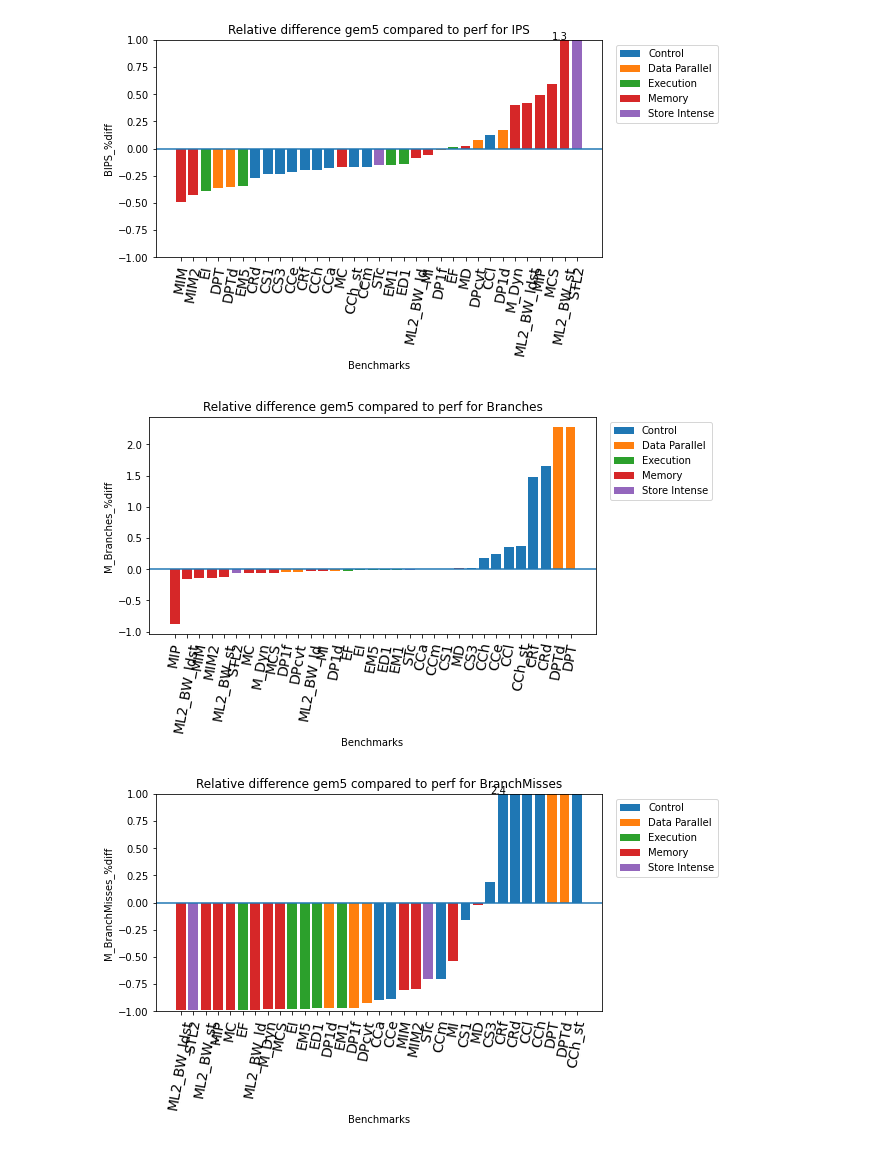
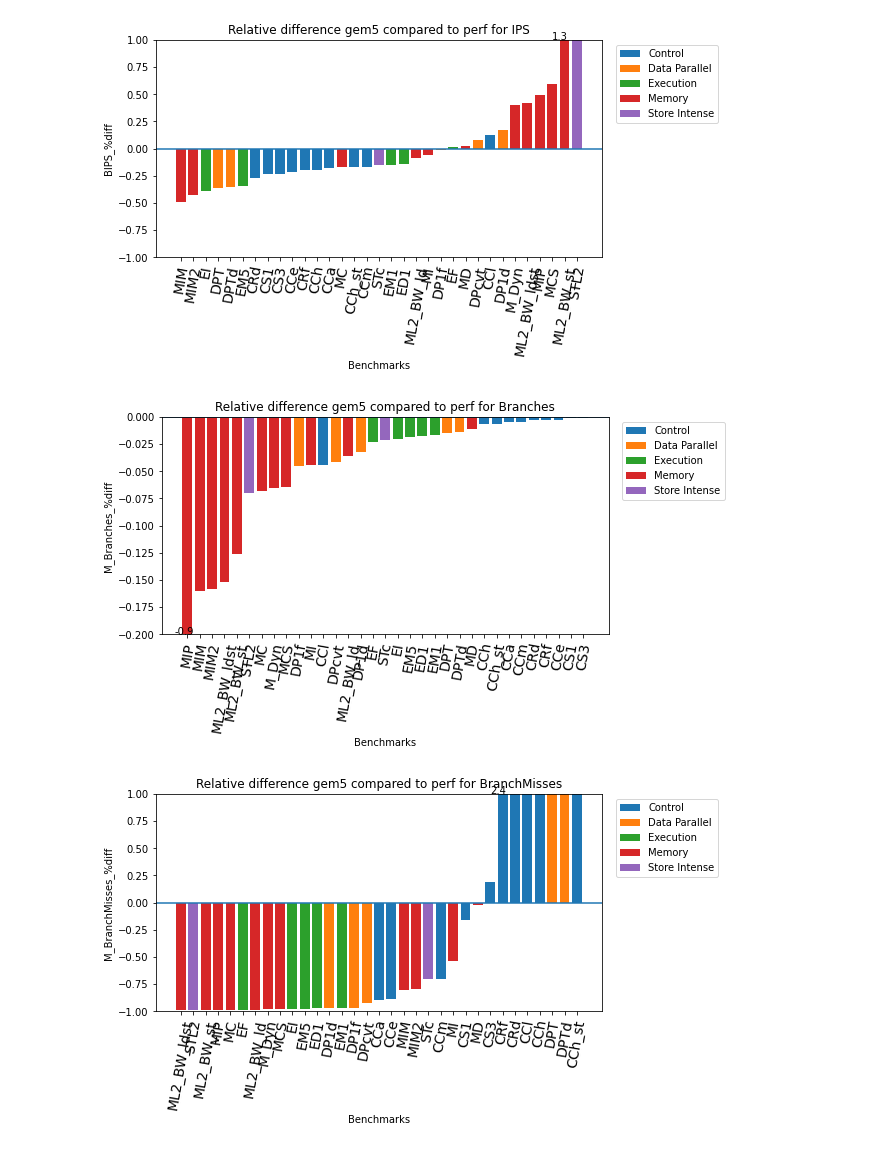
Before and after one commit to darchr/riscv-validation, a Jupyter notebook: plots/Stats_Diff.ipynb, the cells around one changed output. Cells and saved outputs as stored; diff of their text form; code cells hidden in the pictures.

Commit message:
New plots

```diff
--- a/plots/Stats_Diff.ipynb
+++ b/plots/Stats_Diff.ipynb
@@ -165,9 +165,9 @@ percentageplot("IPS", (-1,1))
 # %% [output]
 [figure]
 # %%
-percentageplot("Branches")
+percentageplot("Branches", (-0.2, 0))
 # %% [output]
-[figure, old version]
+[figure, new version]
 # %%
 percentageplot("BranchMisses", (-1,1))
 # %% [output]
```
Also changed, not shown: parts of 1 cell of this notebook, 1 other file.
